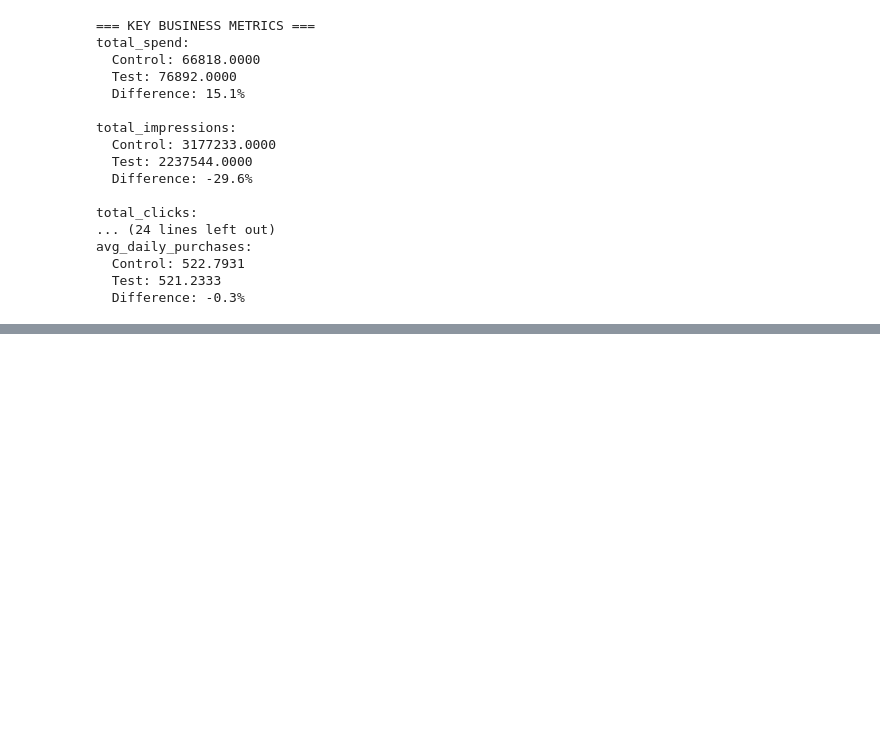
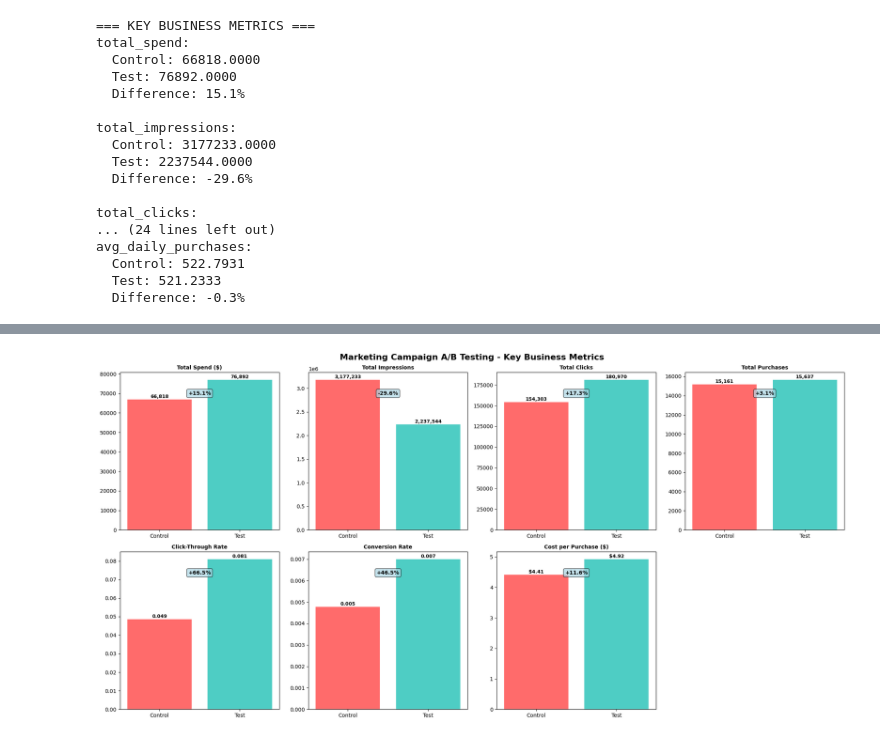
Before and after one commit to nehagovekar/marketing-campaign-ab-testing, a Jupyter notebook: marketing_campaign_ab_testing.ipynb, the cells around one changed output, grey strips where cells are left out. Saved outputs shown, nothing was run; the diff lists cells and outputs as text; code cells hidden in the pictures; blank space fills up the shorter version.

Commit message:
data viz

```diff
--- a/marketing_campaign_ab_testing.ipynb
+++ b/marketing_campaign_ab_testing.ipynb
@@ -247,0 +260,51 @@ avg_daily_purchases:
+# %%
+# Set style
+plt.style.use('default')
+sns.set_palette("husl")
+
+# Create comprehensive dashboard
+fig, axes = plt.subplots(2, 4, figsize=(20, 10))
+fig.suptitle('Marketing Campaign A/B Testing - Key Business Metrics', fontsize=16, fontweight='bold')
+
+campaigns = ['Control', 'Test']
+colors = ['#FF6B6B', '#4ECDC4']
+
+# Metrics to plot (excluding avg_daily_purchases for main dashboard)
+plot_metrics = ['total_spend', 'total_impressions', 'total_clicks', 'total_purchases',
+                'ctr', 'conversion_rate', 'cost_per_purchase']
+plot_titles = ['Total Spend ($)', 'Total Impressions', 'Total Clicks', 'Total Purchases',
+               'Click-Through Rate', 'Conversion Rate', 'Cost per Purchase ($)']
+
+# Plot each metric
+for i, (metric, title) in enumerate(zip(plot_metrics, plot_titles)):
+    row = i // 4
+    col = i % 4
+
+    values = [control_metrics[metric], test_metrics[metric]]
+    bars = axes[row, col].bar(campaigns, values, color=colors)
+    axes[row, col].set_title(title, fontweight='bold', fontsize=10)
+
+    # Add value labels on bars
+    for j, v in enumerate(values):
+        if 'rate' in metric or metric == 'ctr':
+            label = f'{v:.3f}'
+        elif 'cost' in metric:
+            label = f'${v:.2f}'
+        else:
+            label = f'{v:,.0f}'
+        axes[row, col].text(j, v + max(values)*0.01, label, ha='center', fontweight='bold', fontsize=9)
+
+    # Add percentage difference
+    diff_pct = ((test_metrics[metric]/control_metrics[metric])-1)*100
+    axes[row, col].text(0.5, max(values)*0.9, f'{diff_pct:+.1f}%',
+                       ha='center', transform=axes[row, col].transData,
+                       bbox=dict(boxstyle="round,pad=0.3", facecolor='lightblue', alpha=0.7),
+                       fontweight='bold')
+
+# Remove the empty subplot
+fig.delaxes(axes[1, 3])
+
+plt.tight_layout()
+plt.show()
+# %% [output]
+[figure, added]
```
Also changed, not shown: parts of 3 cells of this notebook, 1 other file.
